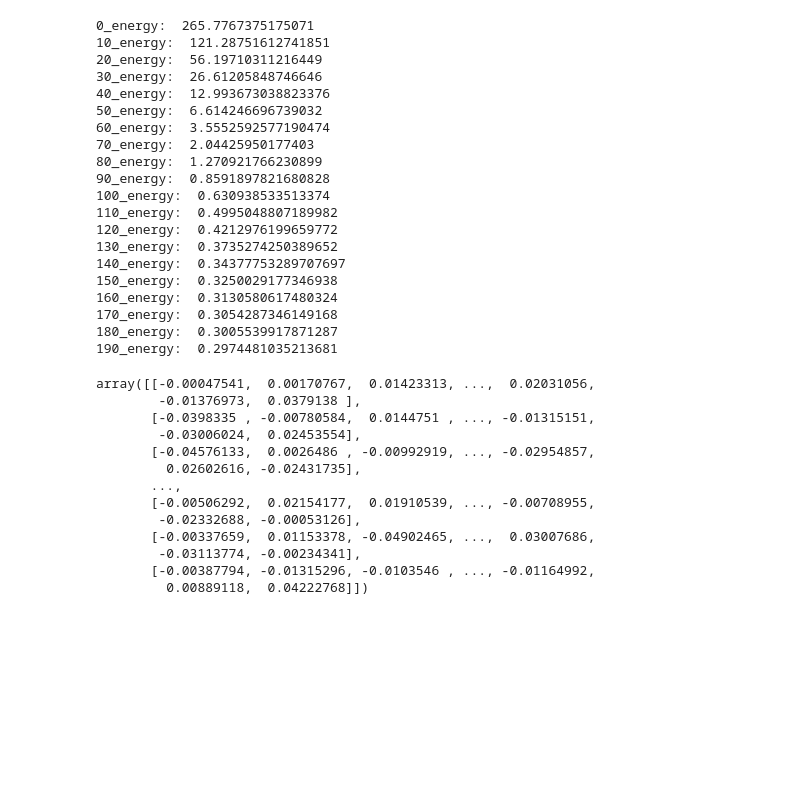
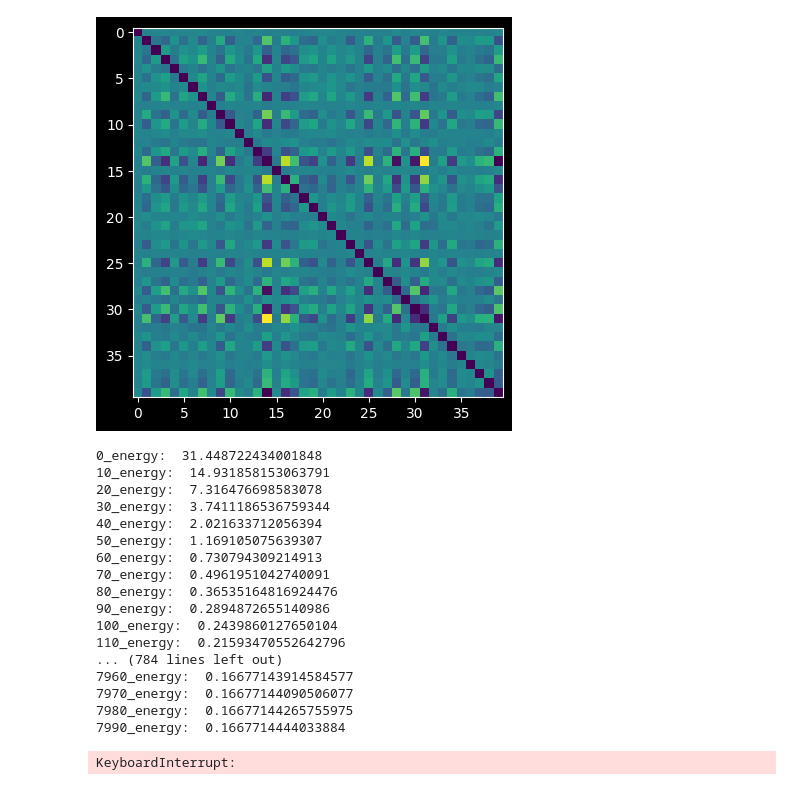
Before and after one commit to Leon-Parepko/Drosophila-Larvae-Simulation, a Jupyter notebook: Ilya/linar_alg/compress/compress_signals.ipynb, the cells around one changed output. Saved outputs shown, nothing was run; the diff lists cells and outputs as text; code cells hidden in the pictures; blank space fills up the shorter version.

```diff
--- a/Ilya/linar_alg/compress/compress_signals.ipynb
+++ b/Ilya/linar_alg/compress/compress_signals.ipynb
@@ -33,4 +37,10 @@ plt.show()
 # %%
+dot_products = 1 / dot_products
 dot_products = dot_products - dot_products.min()
 dot_products /= dot_products.max()
+dot_products *= (1 - np.eye(dot_products.shape[0]))
+plt.imshow(dot_products)
+plt.show()
+# %% [output]
+[figure, added]
 # %%
@@ -48,41 +65,27 @@ def embd(low_dim, distances, dt = 0.0001, epochs = 100):
 
     return x
 # %%
-q = embd(400, dot_products, epochs = 200)
-q
+q = embd(50, dot_products, epochs = 10000, precision=0)
+plt.imshow(q)
+plt.show()
 # %% [output]
-0_energy:  265.7767375175071
-10_energy:  121.28751612741851
-20_energy:  56.19710311216449
-30_energy:  26.61205848746646
-40_energy:  12.993673038823376
-50_energy:  6.614246696739032
-60_energy:  3.5552592577190474
-70_energy:  2.04425950177403
-80_energy:  1.270921766230899
-90_energy:  0.8591897821680828
-100_energy:  0.630938533513374
-110_energy:  0.4995048807189982
-120_energy:  0.4212976199659772
-130_energy:  0.3735274250389652
-140_energy:  0.34377753289707697
-150_energy:  0.3250029177346938
-160_energy:  0.3130580617480324
-170_energy:  0.3054287346149168
-180_energy:  0.3005539917871287
-190_energy:  0.2974481035213681
+0_energy:  31.448722434001848
+10_energy:  14.931858153063791
+20_energy:  7.316476698583078
+30_energy:  3.7411186536759344
+40_energy:  2.021633712056394
+50_energy:  1.169105075639307
+60_energy:  0.730794309214913
+70_energy:  0.4961951042740091
+80_energy:  0.36535164816924476
+90_energy:  0.2894872655140986
+100_energy:  0.2439860127650104
+110_energy:  0.21593470552642796
+... (784 lines left out)
+7960_energy:  0.16677143914584577
+7970_energy:  0.16677144090506077
+7980_energy:  0.16677144265755975
+7990_energy:  0.1667714444033884
-array([[-0.00047541,  0.00170767,  0.01423313, ...,  0.02031056,
-        -0.01376973,  0.0379138 ],
-       [-0.0398335 , -0.00780584,  0.0144751 , ..., -0.01315151,
-        -0.03006024,  0.02453554],
-       [-0.04576133,  0.0026486 , -0.00992919, ..., -0.02954857,
-         0.02602616, -0.02431735],
-       ...,
-       [-0.00506292,  0.02154177,  0.01910539, ..., -0.00708955,
-        -0.02332688, -0.00053126],
-       [-0.00337659,  0.01153378, -0.04902465, ...,  0.03007686,
-        -0.03113774, -0.00234341],
-       [-0.00387794, -0.01315296, -0.0103546 , ..., -0.01164992,
-         0.00889118,  0.04222768]])
+KeyboardInterrupt:
 # %%
 g = get_diff_matrix(q, q)
```
Also changed, not shown: parts of 5 cells of this notebook, 5 other files.
